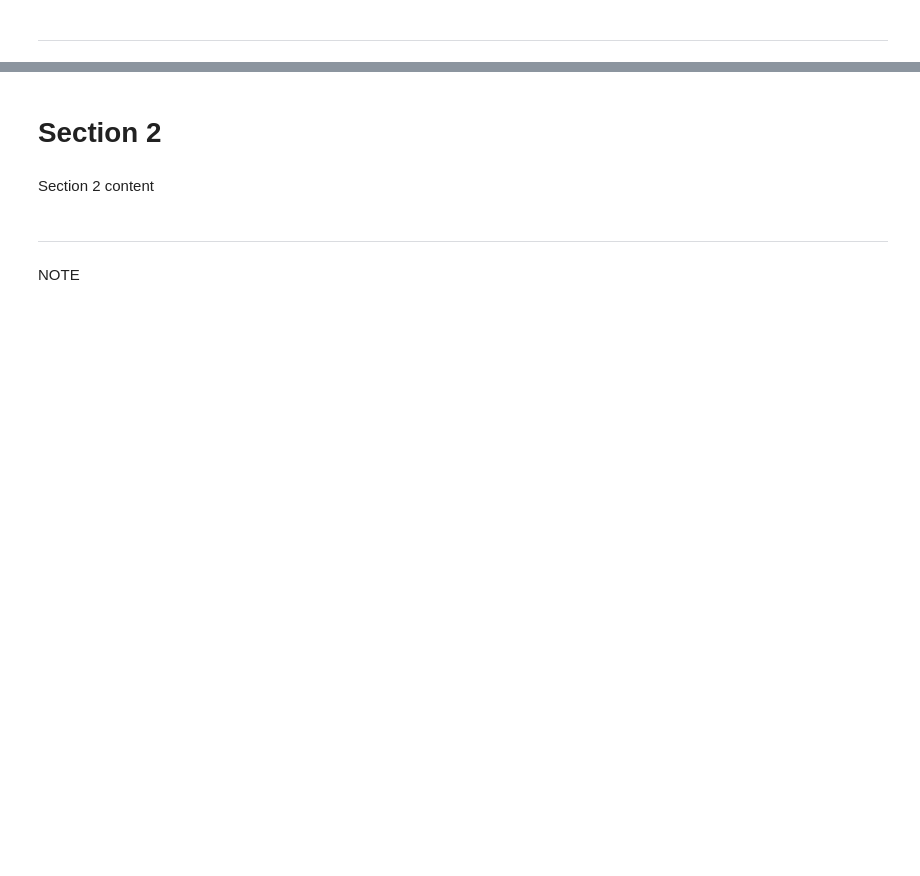
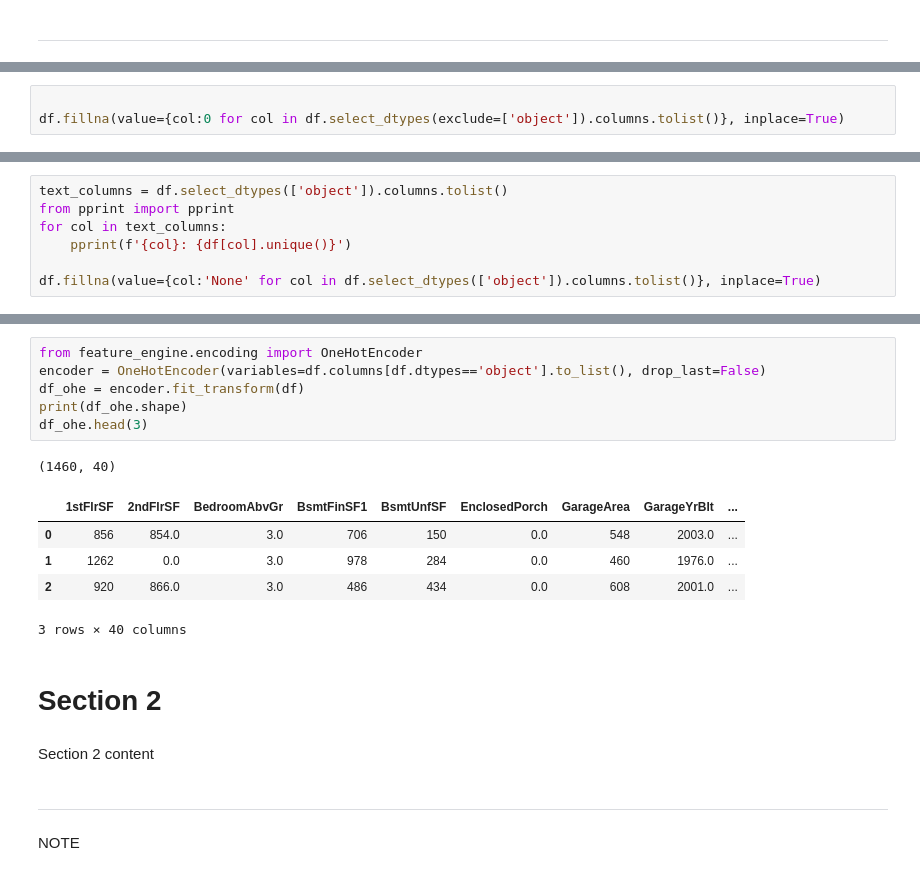
Before and after one commit to oisintohak/milestone-project-heritage-housing-issues, a Jupyter notebook: jupyter_notebooks/Notebook_Template.ipynb, the cells around one changed output, grey strips where cells are left out. Drawn from its saved outputs; the diff is of its cells as text; blank space fills up the shorter version.

```diff
--- a/jupyter_notebooks/Notebook_Template.ipynb
+++ b/jupyter_notebooks/Notebook_Template.ipynb
@@ -49,0 +116,3 @@ Section 1 content
+# %%
+
+df.fillna(value={col:0 for col in df.select_dtypes(exclude=['object']).columns.tolist()}, inplace=True)
@@ -49,0 +141,7 @@ Section 1 content
+# %%
+text_columns = df.select_dtypes(['object']).columns.tolist()
+from pprint import pprint
+for col in text_columns:
+    pprint(f'{col}: {df[col].unique()}')
+
+df.fillna(value={col:'None' for col in df.select_dtypes(['object']).columns.tolist()}, inplace=True)
@@ -50,3 +173,16 @@ Section 1 content
+# %%
+from feature_engine.encoding import OneHotEncoder
+encoder = OneHotEncoder(variables=df.columns[df.dtypes=='object'].to_list(), drop_last=False)
+df_ohe = encoder.fit_transform(df)
+print(df_ohe.shape)
+df_ohe.head(3)
+# %% [output]
+(1460, 40)
+|  | 1stFlrSF | 2ndFlrSF | BedroomAbvGr | BsmtFinSF1 | BsmtUnfSF | EnclosedPorch | GarageArea | GarageYrBlt | ... |
+| 0 | 856 | 854.0 | 3.0 | 706 | 150 | 0.0 | 548 | 2003.0 | ... |
+| 1 | 1262 | 0.0 | 3.0 | 978 | 284 | 0.0 | 460 | 1976.0 | ... |
+| 2 | 920 | 866.0 | 3.0 | 486 | 434 | 0.0 | 608 | 2001.0 | ... |
+3 rows × 40 columns
 # %% [markdown]
 # Section 2
 # %% [markdown]
```
Also changed, not shown: parts of 13 cells of this notebook, 3 other files.
